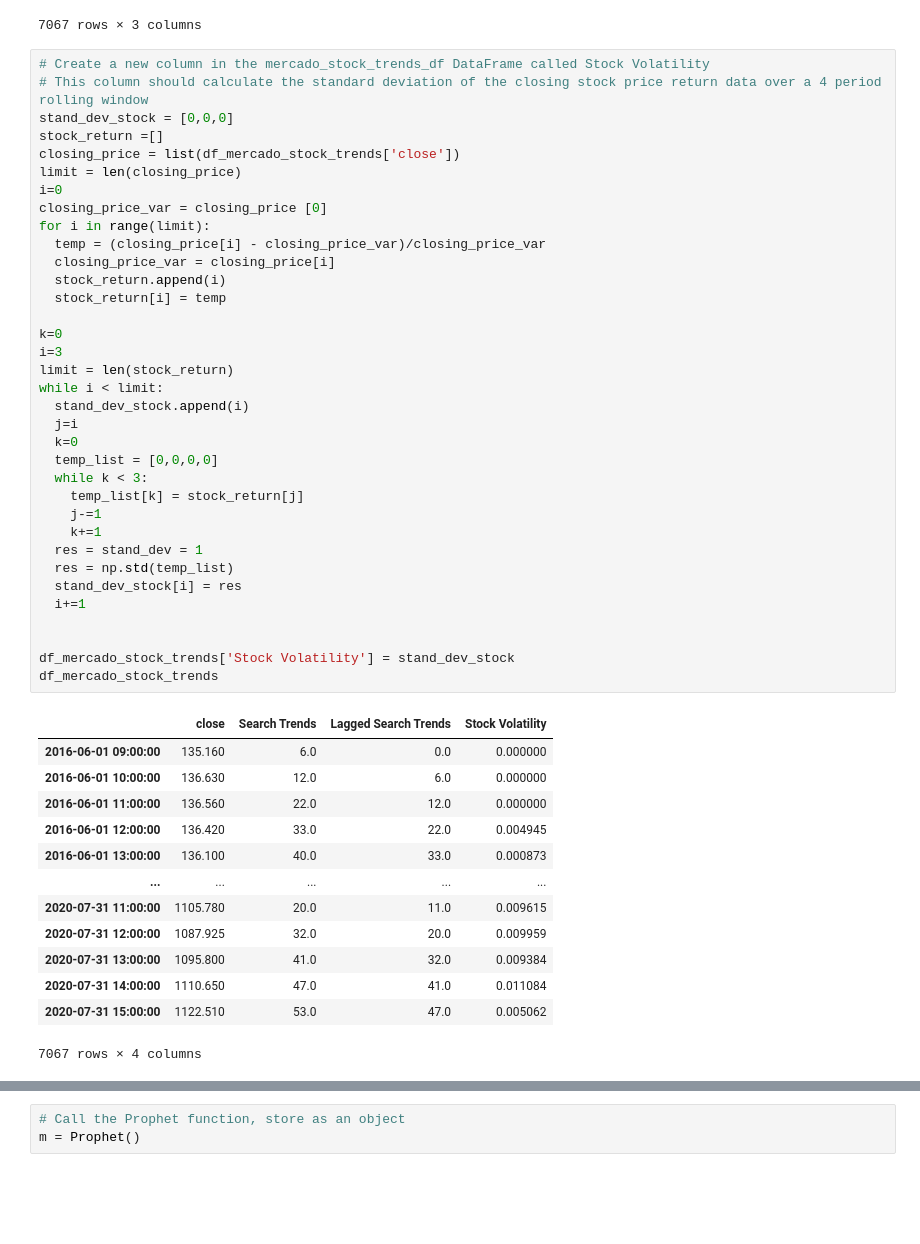
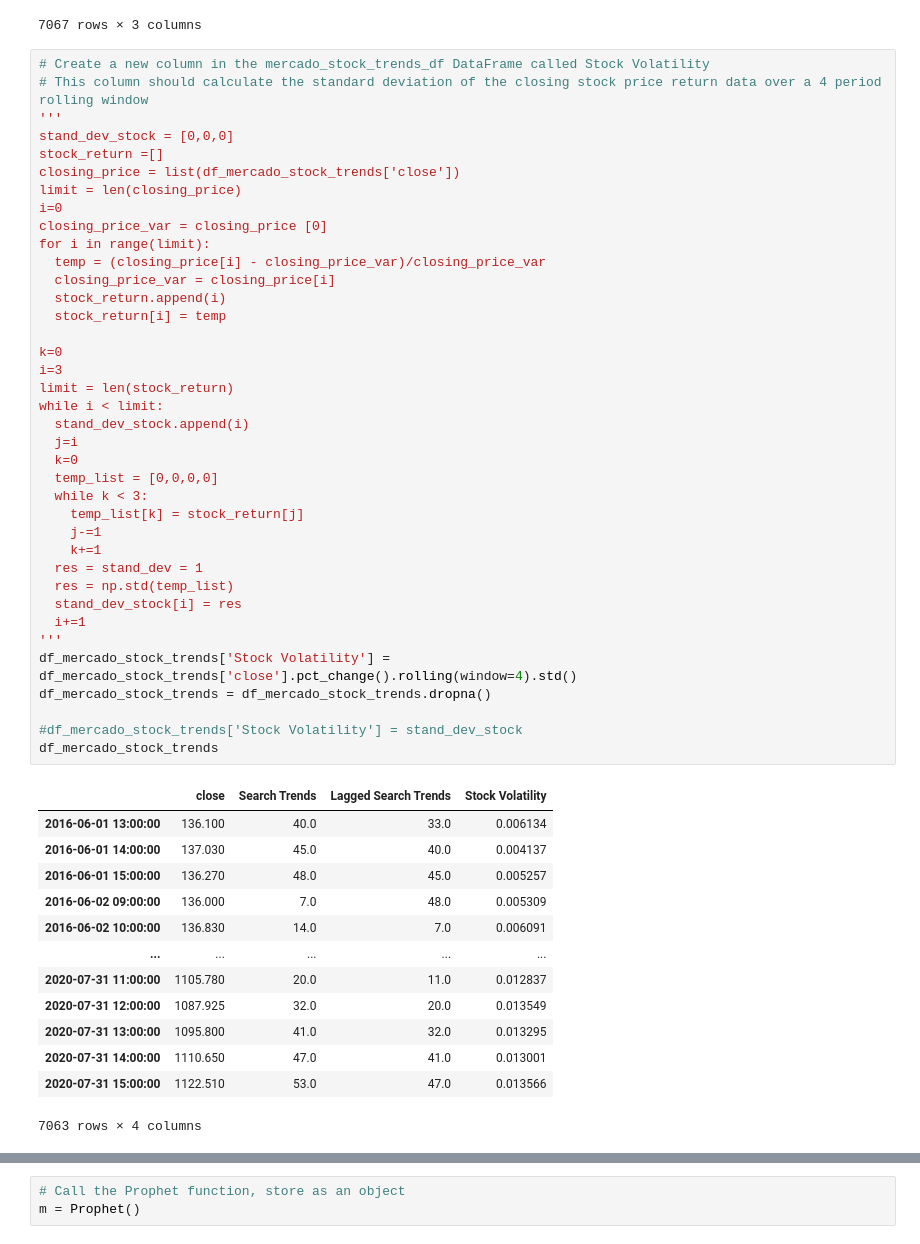
Before and after one commit to skfotedar/prophet-challenge, a Jupyter notebook: forecasting_net_prophet.ipynb, the cells around one changed output, grey strips where cells are left out. Cells and saved outputs as stored; diff of their text form; blank space fills up the shorter version.

```diff
--- a/forecasting_net_prophet.ipynb
+++ b/forecasting_net_prophet.ipynb
@@ -247,51 +247,54 @@ df_mercado_stock_trends
 # %%
 # Create a new column in the mercado_stock_trends_df DataFrame called Stock Volatility
 # This column should calculate the standard deviation of the closing stock price return data over a 4 period rolling window
+'''
 stand_dev_stock = [0,0,0]
 stock_return =[]
 closing_price = list(df_mercado_stock_trends['close'])
 limit = len(closing_price)
 i=0
 closing_price_var = closing_price [0]
 for i in range(limit):
   temp = (closing_price[i] - closing_price_var)/closing_price_var
   closing_price_var = closing_price[i]
   stock_return.append(i)
   stock_return[i] = temp
 
 k=0
 i=3
 limit = len(stock_return)
 while i < limit:
   stand_dev_stock.append(i)
   j=i
   k=0
   temp_list = [0,0,0,0]
   while k < 3:
     temp_list[k] = stock_return[j]
     j-=1
     k+=1
   res = stand_dev = 1
   res = np.std(temp_list)
   stand_dev_stock[i] = res
   i+=1
+'''
+df_mercado_stock_trends['Stock Volatility'] = df_mercado_stock_trends['close'].pct_change().rolling(window=4).std()
+df_mercado_stock_trends = df_mercado_stock_trends.dropna()
 
-
-df_mercado_stock_trends['Stock Volatility'] = stand_dev_stock
+#df_mercado_stock_trends['Stock Volatility'] = stand_dev_stock
 df_mercado_stock_trends
 # %% [output]
 |  | close | Search Trends | Lagged Search Trends | Stock Volatility |
-| 2016-06-01 09:00:00 | 135.160 | 6.0 | 0.0 | 0.000000 |
-| 2016-06-01 10:00:00 | 136.630 | 12.0 | 6.0 | 0.000000 |
-| 2016-06-01 11:00:00 | 136.560 | 22.0 | 12.0 | 0.000000 |
-| 2016-06-01 12:00:00 | 136.420 | 33.0 | 22.0 | 0.004945 |
-| 2016-06-01 13:00:00 | 136.100 | 40.0 | 33.0 | 0.000873 |
+| 2016-06-01 13:00:00 | 136.100 | 40.0 | 33.0 | 0.006134 |
+| 2016-06-01 14:00:00 | 137.030 | 45.0 | 40.0 | 0.004137 |
+| 2016-06-01 15:00:00 | 136.270 | 48.0 | 45.0 | 0.005257 |
+| 2016-06-02 09:00:00 | 136.000 | 7.0 | 48.0 | 0.005309 |
+| 2016-06-02 10:00:00 | 136.830 | 14.0 | 7.0 | 0.006091 |
 | ... | ... | ... | ... | ... |
-| 2020-07-31 11:00:00 | 1105.780 | 20.0 | 11.0 | 0.009615 |
-| 2020-07-31 12:00:00 | 1087.925 | 32.0 | 20.0 | 0.009959 |
-| 2020-07-31 13:00:00 | 1095.800 | 41.0 | 32.0 | 0.009384 |
-| 2020-07-31 14:00:00 | 1110.650 | 47.0 | 41.0 | 0.011084 |
-| 2020-07-31 15:00:00 | 1122.510 | 53.0 | 47.0 | 0.005062 |
+| 2020-07-31 11:00:00 | 1105.780 | 20.0 | 11.0 | 0.012837 |
+| 2020-07-31 12:00:00 | 1087.925 | 32.0 | 20.0 | 0.013549 |
+| 2020-07-31 13:00:00 | 1095.800 | 41.0 | 32.0 | 0.013295 |
+| 2020-07-31 14:00:00 | 1110.650 | 47.0 | 41.0 | 0.013001 |
+| 2020-07-31 15:00:00 | 1122.510 | 53.0 | 47.0 | 0.013566 |
-7067 rows × 4 columns
+7063 rows × 4 columns
 # %%
 # Visualize the stock volatility
```
Also changed, not shown: parts of 10 cells of this notebook.
